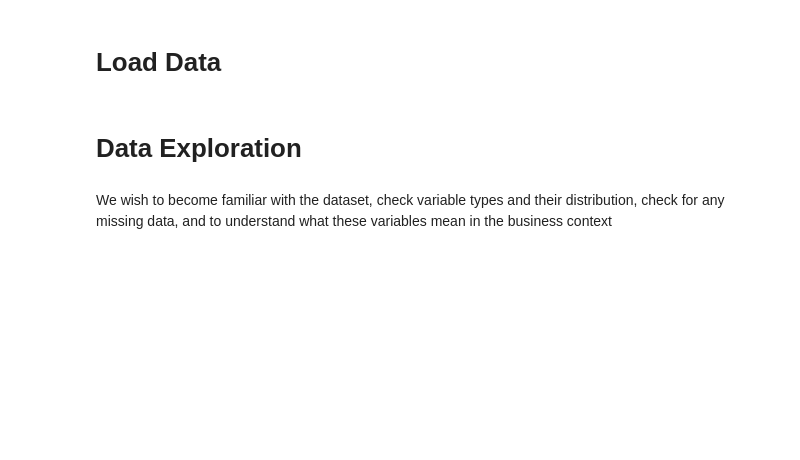
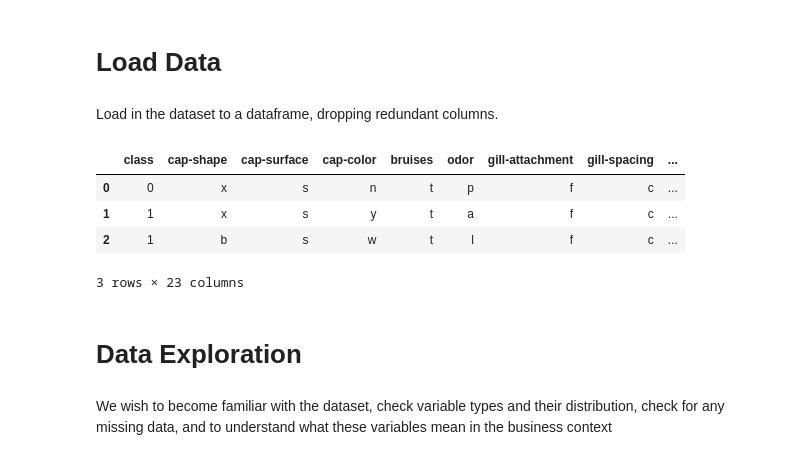
Before and after one commit to ocassidydev/creditcard-churn, a Jupyter notebook: jupyter_notebooks/02 - Customer Attrition Study.ipynb, the cells around one changed output. Drawn from its saved outputs; the diff is of its cells as text; code cells hidden in the pictures; blank space fills up the shorter version.

```diff
--- a/jupyter_notebooks/02 - Customer Attrition Study.ipynb
+++ b/jupyter_notebooks/02 - Customer Attrition Study.ipynb
@@ -41,9 +47,17 @@ current_dir
 # %% [markdown]
 # Load Data
+# %% [markdown]
+Load in the dataset to a dataframe, dropping redundant columns.
 # %%
 import pandas as pd
-df = (pd.read_csv("outputs/datasets/collection/EmployeeAttrition.csv").drop(['EmployeeCount', 'EmployeeNumber'], axis=1))
+df = pd.read_csv("outputs/datasets/collection/mushrooms.csv").drop(['Unnamed: 0'], axis=1)
 df.head(3)
+# %% [output]
+|  | class | cap-shape | cap-surface | cap-color | bruises | odor | gill-attachment | gill-spacing | ... |
+| 0 | 0 | x | s | n | t | p | f | c | ... |
+| 1 | 1 | x | s | y | t | a | f | c | ... |
+| 2 | 1 | b | s | w | t | l | f | c | ... |
+3 rows × 23 columns
 # %% [markdown]
 # Data Exploration #
 # %% [markdown]
```
Also changed, not shown: parts of 18 cells of this notebook, 4 other files.
